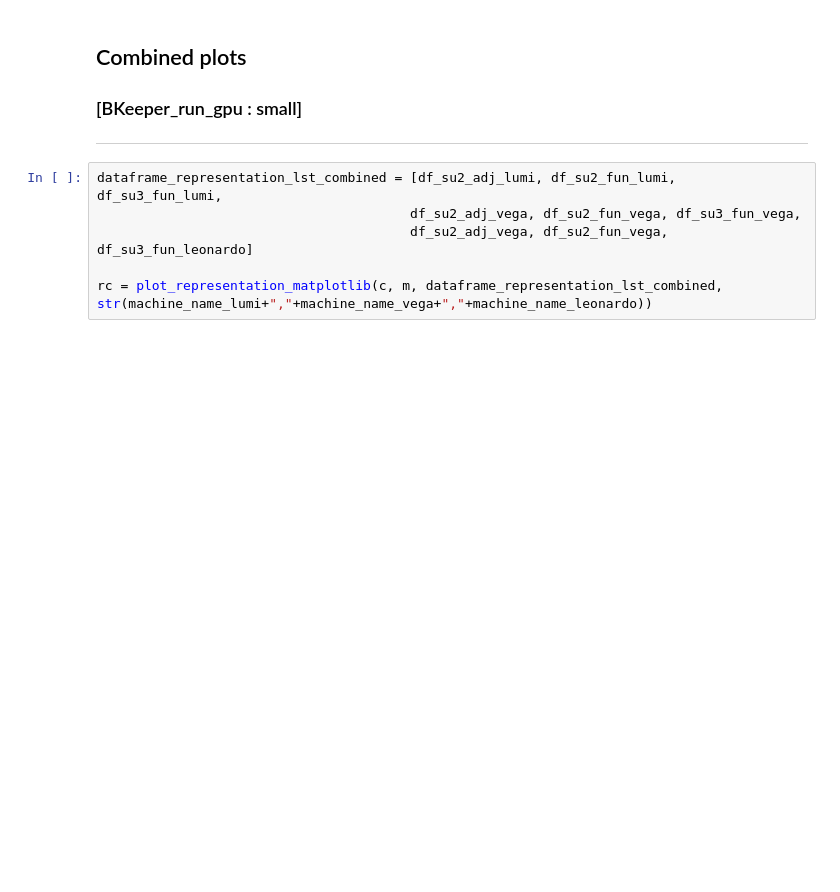
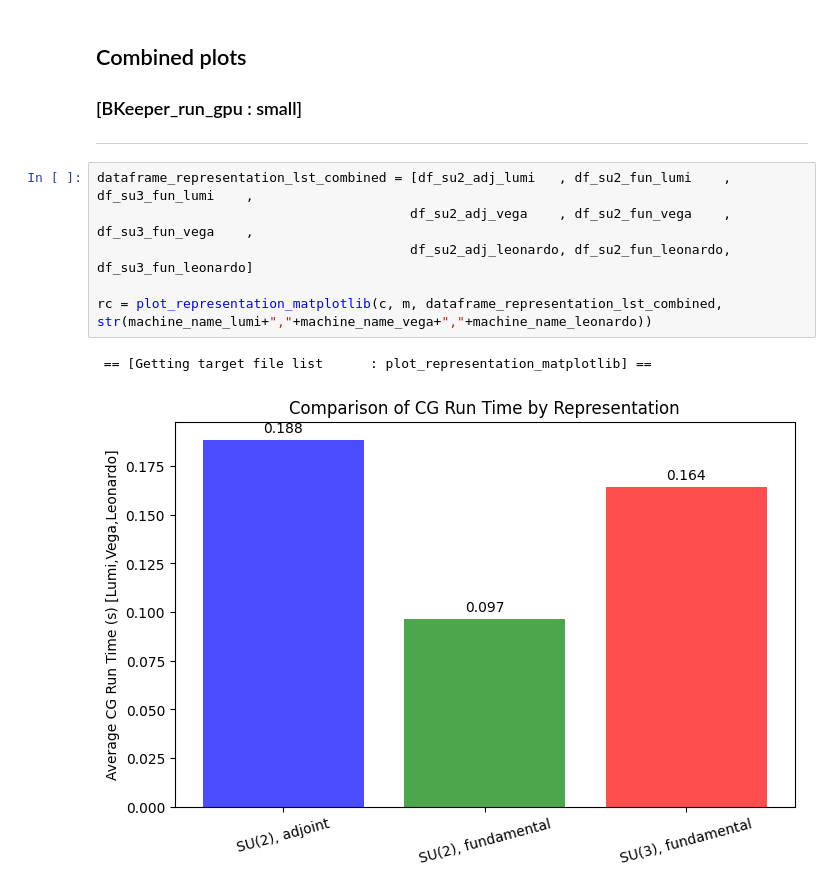
Before and after one commit to fbonnet08/Bench_Grid_HiRep, a Jupyter notebook: src/PythonCodes/Jupyter-NoteBooks/LLR-Bench_Grid_HiRep_Notebooks/Notebook_Bench_Grid_HiRep.ipynb, the cells around one changed output. Drawn from its saved outputs; the diff is of its cells as text; blank space fills up the shorter version.

```diff
--- a/src/PythonCodes/Jupyter-NoteBooks/LLR-Bench_Grid_HiRep_Notebooks/Notebook_Bench_Grid_HiRep.ipynb
+++ b/src/PythonCodes/Jupyter-NoteBooks/LLR-Bench_Grid_HiRep_Notebooks/Notebook_Bench_Grid_HiRep.ipynb
@@ -735,8 +1073,11 @@ rc = plot_representation_matplotlib(c, m, dataframe_representation_lst_leonardo,
 ### [BKeeper_run_gpu : small]
 ---
 # %%
-dataframe_representation_lst_combined = [df_su2_adj_lumi, df_su2_fun_lumi, df_su3_fun_lumi,
-                                        df_su2_adj_vega, df_su2_fun_vega, df_su3_fun_vega,
-                                        df_su2_adj_vega, df_su2_fun_vega, df_su3_fun_leonardo]
+dataframe_representation_lst_combined = [df_su2_adj_lumi   , df_su2_fun_lumi    , df_su3_fun_lumi    ,
+                                        df_su2_adj_vega    , df_su2_fun_vega    , df_su3_fun_vega    ,
+                                        df_su2_adj_leonardo, df_su2_fun_leonardo, df_su3_fun_leonardo]
 
 rc = plot_representation_matplotlib(c, m, dataframe_representation_lst_combined, str(machine_name_lumi+","+machine_name_vega+","+machine_name_leonardo))
+# %% [output]
+ == [Getting target file list      : plot_representation_matplotlib] ==
+[figure, added]
```
Also changed, not shown: parts of 35 cells of this notebook, 1 other file.
